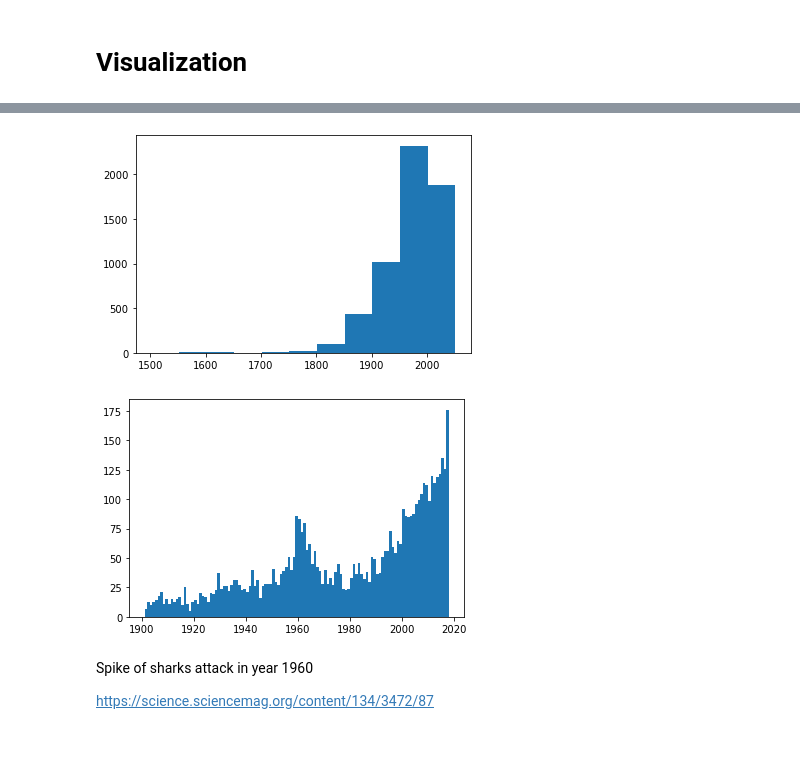
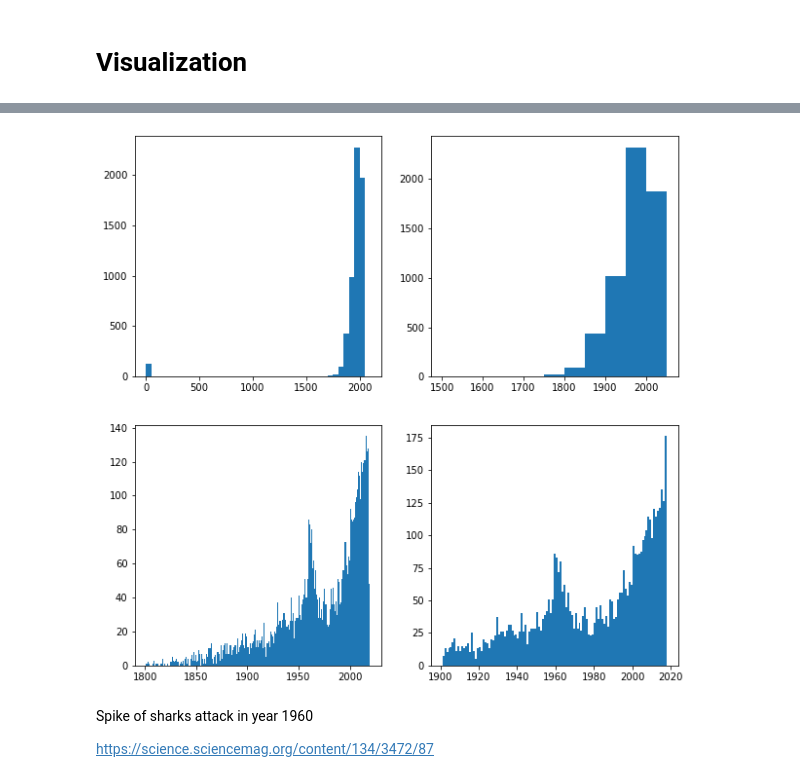
Before and after one commit to ordovas/pandas-project, a Jupyter notebook: your-code/data-wrangling_preliminary.ipynb, the cells around one changed output, grey strips where cells are left out. Cells and saved outputs as stored; diff of their text form; code cells hidden in the pictures; blank space fills up the shorter version.

```diff
--- a/your-code/data-wrangling_preliminary.ipynb
+++ b/your-code/data-wrangling_preliminary.ipynb
@@ -279,15 +194,20 @@ plt.show()
-# %%
-bins_y=np.arange(1501, 2051 + 50, 50)
-plt.hist(sharks["Year"],bins=bins_y)
-plt.show()
-# %% [output]
-[figure, removed]
-# %%
-bins_y=np.arange(1901, 2019)
-plt.hist(sharks["Year"],bins=bins_y)
-plt.show()
-# %% [output]
-[figure, removed]
+# %%
+plt.figure(figsize=(10,10))
+plt.subplot( 2,2, 1)
+bins_y=np.arange(0, 2051 + 50, 50)
+plt.hist(sharks["Year"],bins=bins_y)
+plt.subplot( 2,2, 2)
+bins_y=np.arange(1501, 2051 + 50, 50)
+plt.hist(sharks["Year"],bins=bins_y)
+plt.subplot( 2,2, 3)
+bins_y=np.arange(1801, 2021)
+plt.hist(sharks["Year"],bins=bins_y)
+plt.subplot( 2,2, 4)
+bins_y=np.arange(1901, 2019)
+plt.hist(sharks["Year"],bins=bins_y)
+plt.show()
+# %% [output]
+[figure, added]
 # %% [markdown]
 Spike of sharks attack in year 1960
 
```
Also changed, not shown: parts of 20 cells of this notebook.
